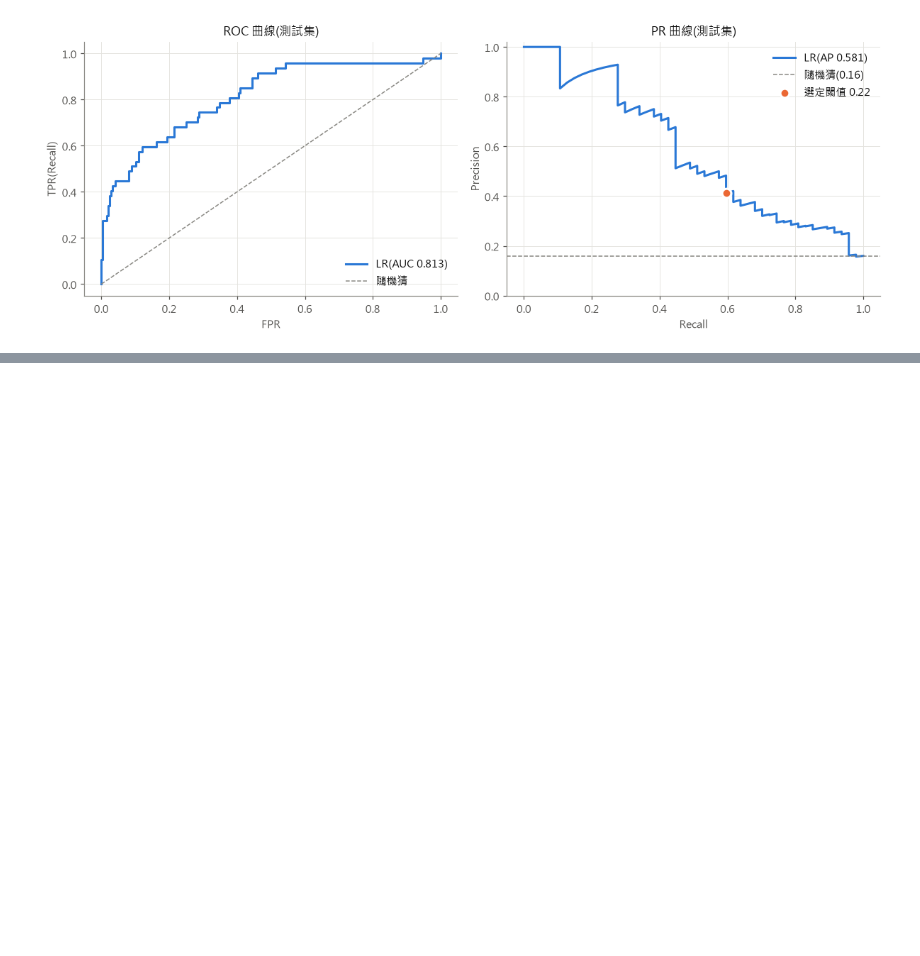
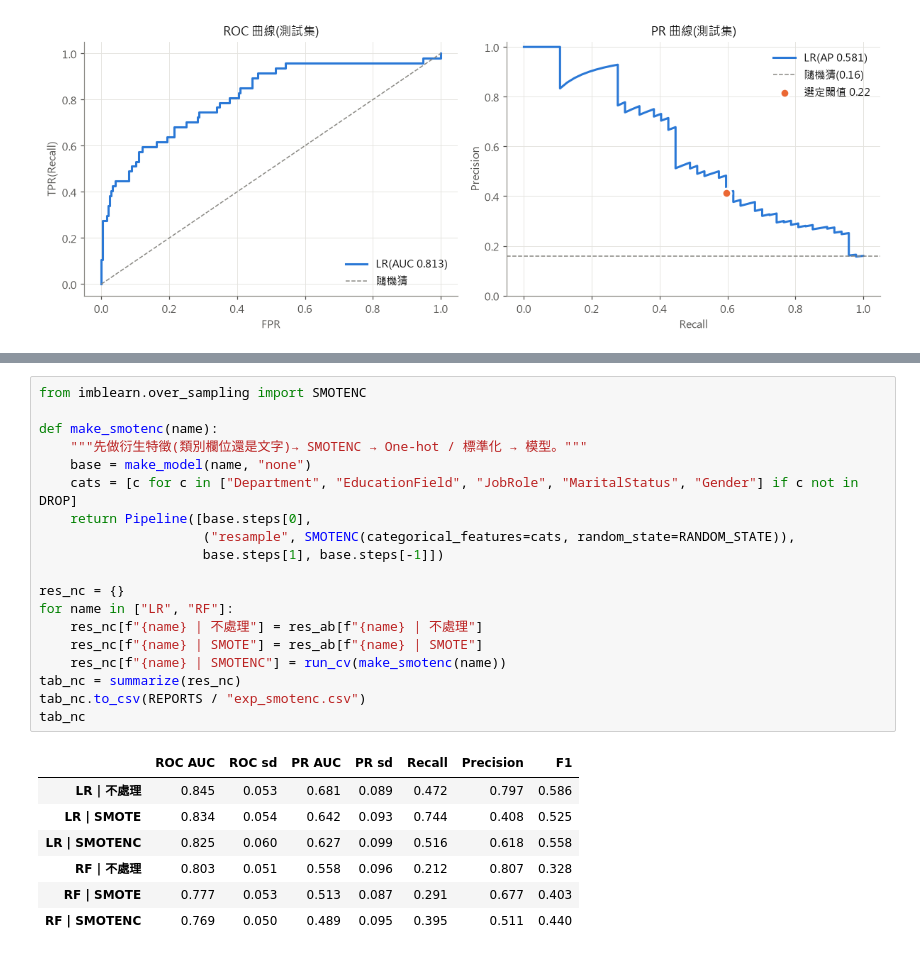
Before and after one commit to 1syuju/data_science_final_project, a Jupyter notebook: src/experiments.ipynb, the cells around one changed output, grey strips where cells are left out. Drawn from its saved outputs; the diff is of its cells as text; blank space fills up the shorter version.

Commit message:
補強分析:公平性信賴區間、SMOTENC 對照、40 歲以上漏判分析
- 年齡層的 FNR / FPR 差距顯著,性別差距不顯著
- SMOTENC 比 SMOTE 更差,SMOTE 表現差不是類別欄位內插造成的
- 被漏掉的 40+ 離職者在資料上和留任者幾乎一樣

Co-Authored-By: Claude Opus 5.5 <noreply@anthropic.com>

```diff
--- a/src/experiments.ipynb
+++ b/src/experiments.ipynb
@@ -705,0 +759,27 @@ plt.show()
+# %%
+from imblearn.over_sampling import SMOTENC
+
+def make_smotenc(name):
+    """先做衍生特徵(類別欄位還是文字)→ SMOTENC → One-hot / 標準化 → 模型。"""
+    base = make_model(name, "none")
+    cats = [c for c in ["Department", "EducationField", "JobRole", "MaritalStatus", "Gender"] if c not in DROP]
+    return Pipeline([base.steps[0],
+                     ("resample", SMOTENC(categorical_features=cats, random_state=RANDOM_STATE)),
+                     base.steps[1], base.steps[-1]])
+
+res_nc = {}
+for name in ["LR", "RF"]:
+    res_nc[f"{name} | 不處理"] = res_ab[f"{name} | 不處理"]
+    res_nc[f"{name} | SMOTE"] = res_ab[f"{name} | SMOTE"]
+    res_nc[f"{name} | SMOTENC"] = run_cv(make_smotenc(name))
+tab_nc = summarize(res_nc)
+tab_nc.to_csv(REPORTS / "exp_smotenc.csv")
+tab_nc
+# %% [output]
+|  | ROC AUC | ROC sd | PR AUC | PR sd | Recall | Precision | F1 |
+| LR | 不處理 | 0.845 | 0.053 | 0.681 | 0.089 | 0.472 | 0.797 | 0.586 |
+| LR | SMOTE | 0.834 | 0.054 | 0.642 | 0.093 | 0.744 | 0.408 | 0.525 |
+| LR | SMOTENC | 0.825 | 0.060 | 0.627 | 0.099 | 0.516 | 0.618 | 0.558 |
+| RF | 不處理 | 0.803 | 0.051 | 0.558 | 0.096 | 0.212 | 0.807 | 0.328 |
+| RF | SMOTE | 0.777 | 0.053 | 0.513 | 0.087 | 0.291 | 0.677 | 0.403 |
+| RF | SMOTENC | 0.769 | 0.050 | 0.489 | 0.095 | 0.395 | 0.511 | 0.440 |
```
Also changed, not shown: parts of 4 cells of this notebook, 6 other files.
